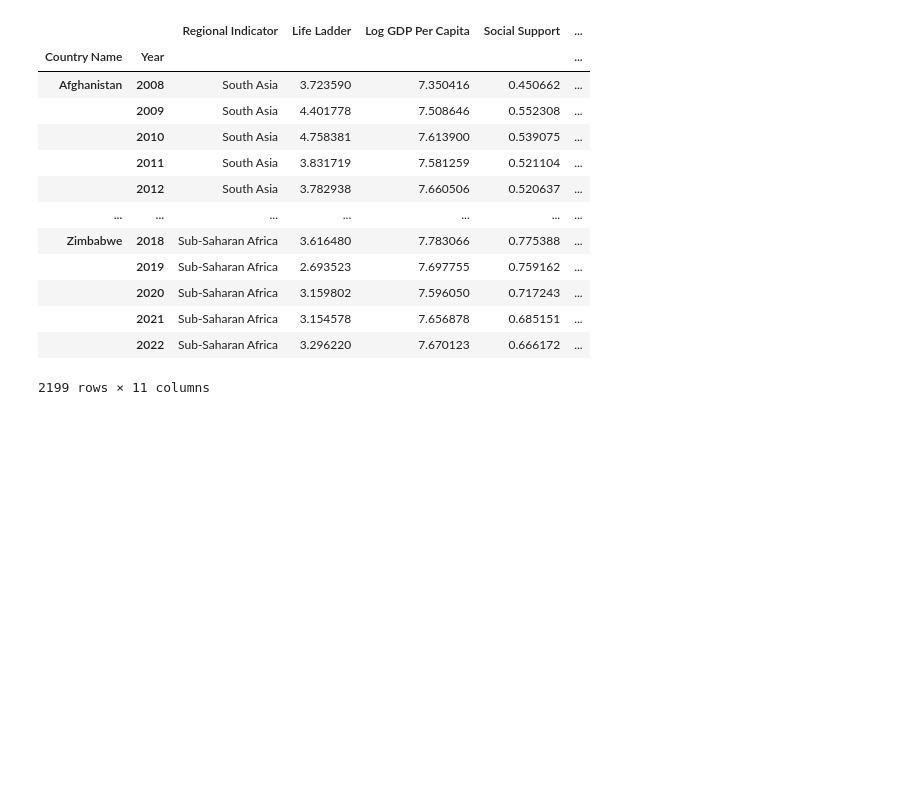
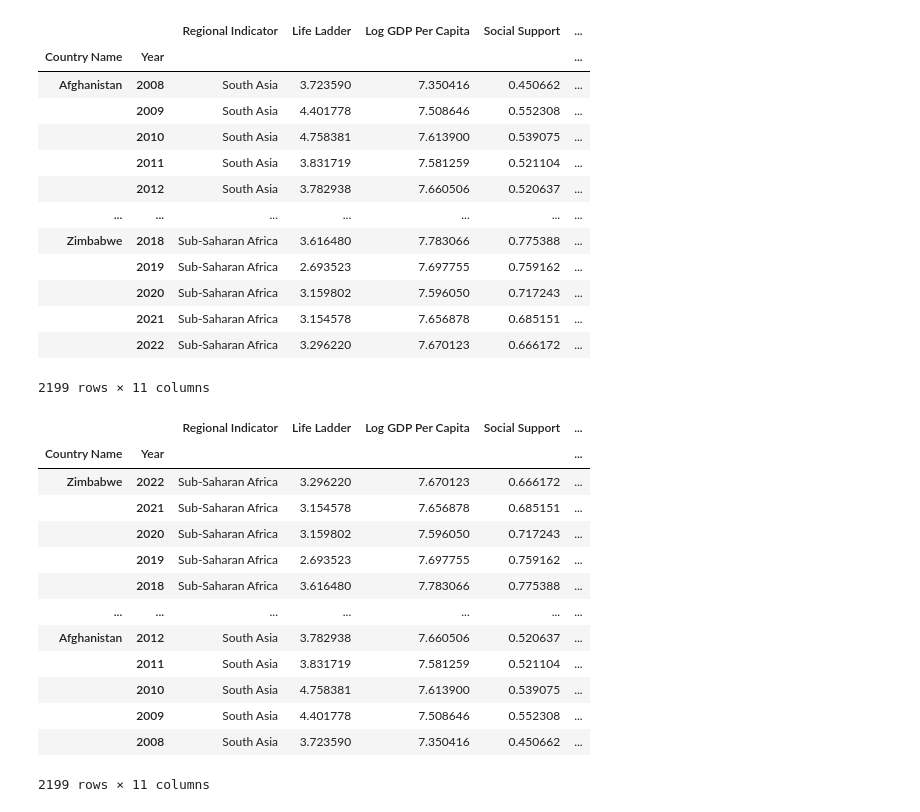
Before and after one commit to jenstem/data-analysis, a Jupyter notebook: Data Analysis/demo.ipynb, the cells around one changed output. Cells and saved outputs as stored; diff of their text form; code cells hidden in the pictures; blank space fills up the shorter version.

```diff
--- a/Data Analysis/demo.ipynb
+++ b/Data Analysis/demo.ipynb
@@ -4298,3 +4298,20 @@ data.sort_index()
 |  | 2021 | Sub-Saharan Africa | 3.154578 | 7.656878 | 0.685151 | ... |
 |  | 2022 | Sub-Saharan Africa | 3.296220 | 7.670123 | 0.666172 | ... |
 2199 rows × 11 columns
+# %%
+data.sort_index(ascending=False)
+# %% [output]
+|  |  | Regional Indicator | Life Ladder | Log GDP Per Capita | Social Support | ... |
+| Country Name | Year |  |  |  |  | ... |
+| Zimbabwe | 2022 | Sub-Saharan Africa | 3.296220 | 7.670123 | 0.666172 | ... |
+|  | 2021 | Sub-Saharan Africa | 3.154578 | 7.656878 | 0.685151 | ... |
+|  | 2020 | Sub-Saharan Africa | 3.159802 | 7.596050 | 0.717243 | ... |
+|  | 2019 | Sub-Saharan Africa | 2.693523 | 7.697755 | 0.759162 | ... |
+|  | 2018 | Sub-Saharan Africa | 3.616480 | 7.783066 | 0.775388 | ... |
+| ... | ... | ... | ... | ... | ... | ... |
+| Afghanistan | 2012 | South Asia | 3.782938 | 7.660506 | 0.520637 | ... |
+|  | 2011 | South Asia | 3.831719 | 7.581259 | 0.521104 | ... |
+|  | 2010 | South Asia | 4.758381 | 7.613900 | 0.539075 | ... |
+|  | 2009 | South Asia | 4.401778 | 7.508646 | 0.552308 | ... |
+|  | 2008 | South Asia | 3.723590 | 7.350416 | 0.450662 | ... |
+2199 rows × 11 columns
```
Also changed, not shown: parts of 1 cell of this notebook.
